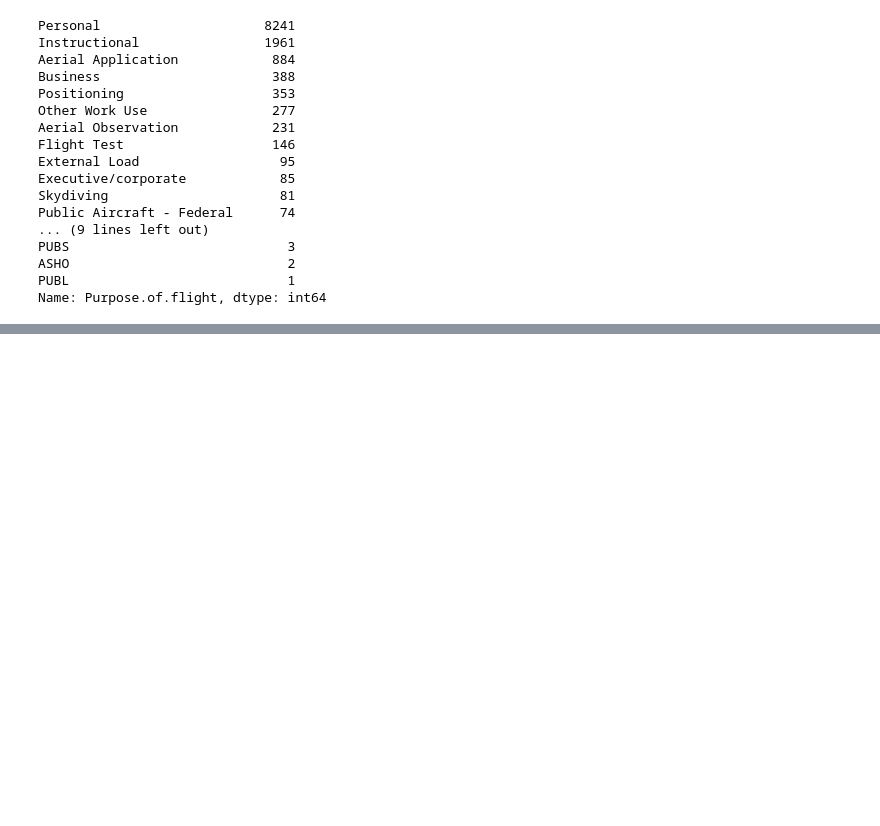
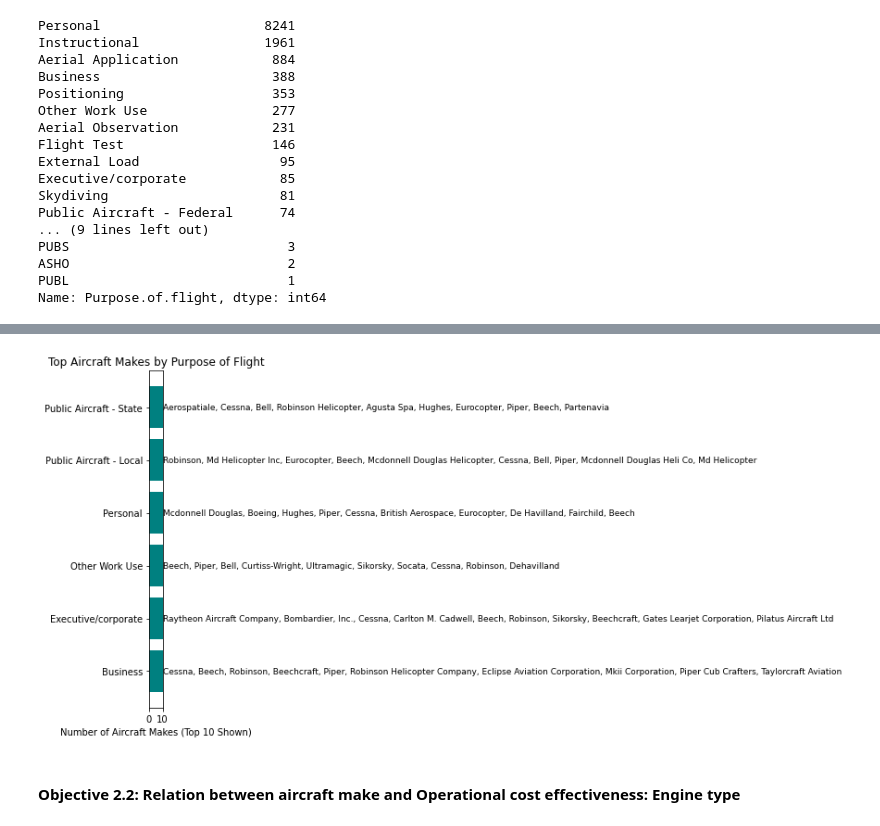
Before and after one commit to thomasamuti-cpu/Aviation_data-assignment, a Jupyter notebook: phase1_project.ipynb, the cells around one changed output, grey strips where cells are left out. Cells and saved outputs as stored; diff of their text form; code cells hidden in the pictures; blank space fills up the shorter version.

Commit message:
Third Commit - This python notebook contains in addition, the Data Analysis section.

```diff
--- a/phase1_project.ipynb
+++ b/phase1_project.ipynb
@@ -460,0 +598,28 @@ Name: Purpose.of.flight, dtype: int64
+# %%
+# we will first save the common purposes as variable name 'common purposes' to include selected purposes [Personal, Business, Other Work Use, Executive, Public Aircraft (local), Public Aircraft (State)]
+# Define the selected purposes
+# Define the selected purposes
+selected_purposes = [
+    'Personal',
+    'Business',
+    'Other Work Use',
+    'Executive/corporate',
+    'Public Aircraft - Local',
+    'Public Aircraft - State'
+]
+
+# Filter dataset for only these purposes
+filtered_data = aviation_data[aviation_data['Purpose.of.flight'].isin(selected_purposes)]
+
+# Group by purpose and show all unique aircraft makes per purpose
+aircraft_examples_by_purpose = (
+    filtered_data.groupby('Purpose.of.flight')['Make']
+    .unique()
+    .apply(list)  # convert array to list for display
+)
+
+# Ensure full column content is visible
+pd.set_option('display.max_colwidth', None)
+
+# Display the results
+aircraft_examples_by_purpose
@@ -460,0 +635,18 @@ Name: Purpose.of.flight, dtype: int64
+# %%
+# Illustrate our findings in a horizontal bar graph (but since the figure is huge, we will plot the first 10 aircrafts based on purpose)
+
+plt.figure(figsize=(12,6))
+for i, purpose in enumerate(aircraft_examples_by_purpose.index):
+    top_aircrafts = aircraft_examples_by_purpose[purpose][:10]  # only first 10
+    plt.barh(i, len(top_aircrafts), color='teal')
+    plt.text(len(top_aircrafts)+0.2, i, ', '.join(top_aircrafts), va='center', fontsize=9)
+
+plt.yticks(range(len(aircraft_examples_by_purpose)), aircraft_examples_by_purpose.index)
+plt.xlabel("Number of Aircraft Makes (Top 10 Shown)")
+plt.title("Top Aircraft Makes by Purpose of Flight")
+plt.tight_layout()
+plt.show()
+# %% [output]
+[figure, added]
+# %% [markdown]
+#### Objective 2.2: Relation between aircraft make and Operational cost effectiveness: Engine type
```
Also changed, not shown: parts of 26 cells of this notebook.
